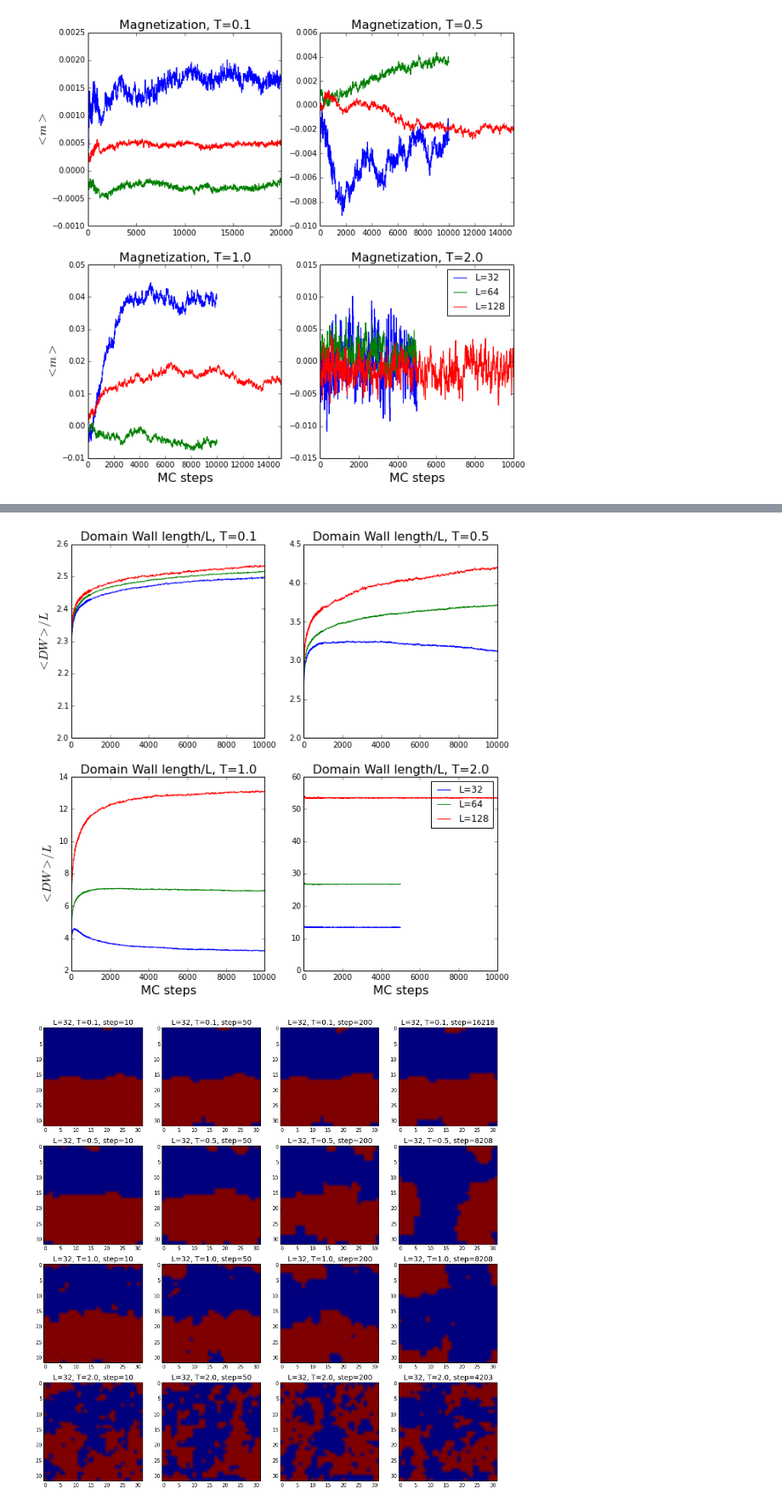
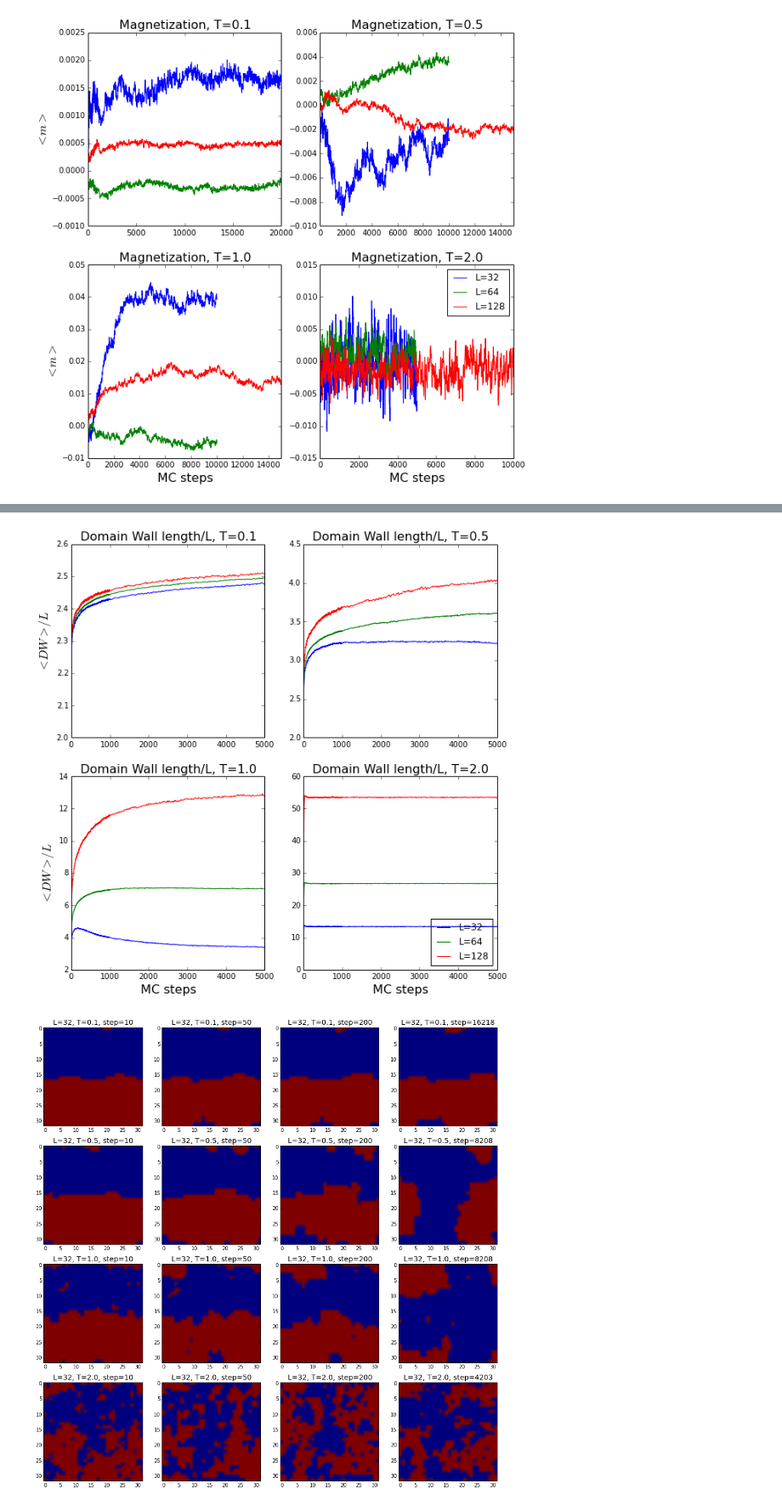
Before and after one commit to seanxiangcheng/RFIM_Simulation, a Jupyter notebook: figs_code/med_spin_plots.py.ipynb, the cells around one changed output, grey strips where cells are left out. Shown: that part at 85% size. Cells and saved outputs as stored; diff of their text form; code cells hidden in the pictures.

```diff
--- a/figs_code/med_spin_plots.py.ipynb
+++ b/figs_code/med_spin_plots.py.ipynb
@@ -80,29 +81,30 @@ plt.legend(['L=32', "L=64", "L=128"])
 # %%
 def domain_plot(L, reps):
     Ts = [0.1, 0.5, 1.0, 2.0]
     plt.figure(1, figsize = (10,10))
     for i in range(len(Ts)):
         T = Ts[i]
         fname = '../data/' + get_med_fn(L, T, reps)
         med = pd.read_csv(fname, skiprows=1)
         plt.subplot(2, 2, i+1)
         plt.plot(med['mc_step'], med['domain_len']/L)
-        plt.xlim([1,10000])
+        plt.xlim([1,5000])
         #plt.ylim([1.4, 2.0])
         plt.autoscale(axis='y')
         if(i>1):
             plt.xlabel("MC steps", fontsize = 16)
         if(i%2==0):
             plt.ylabel("$<DW>/L$", fontsize = 16)
         plt.title("Domain Wall length/L, T=%.1f" % (T), fontsize=16)
     #plt.savefig("mag_L%d.pdf" % L)
 domain_plot(32, 1000)
 domain_plot(64, 1000)
 domain_plot(128, 200)
-plt.legend(['L=32', "L=64", "L=128"])
+plt.legend(['L=32', "L=64", "L=128"],loc='lower right')
 plt.savefig('domain_2L128.pdf')
+plt.savefig("domain_2L128.png")
 # %% [output]
-[figure, old version]
+[figure, new version]
 # %%
 def spin_plot(L, reps):
     Ts = [0.1, 0.5, 1.0, 2.0]
```
Also changed, not shown: parts of 3 cells of this notebook, 19 other files.
